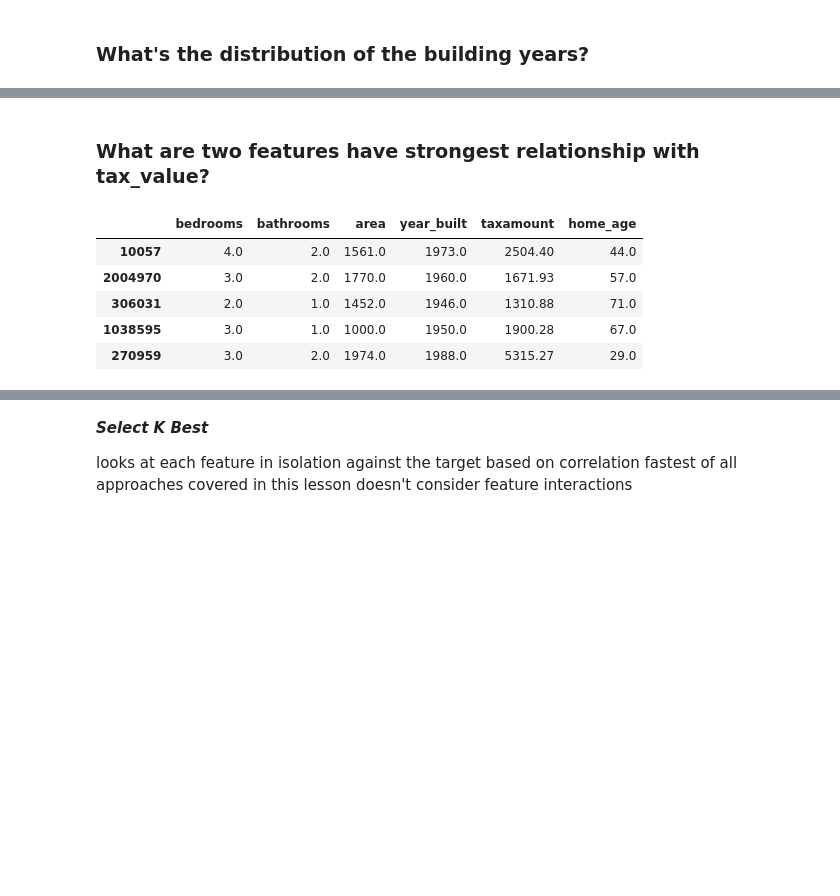
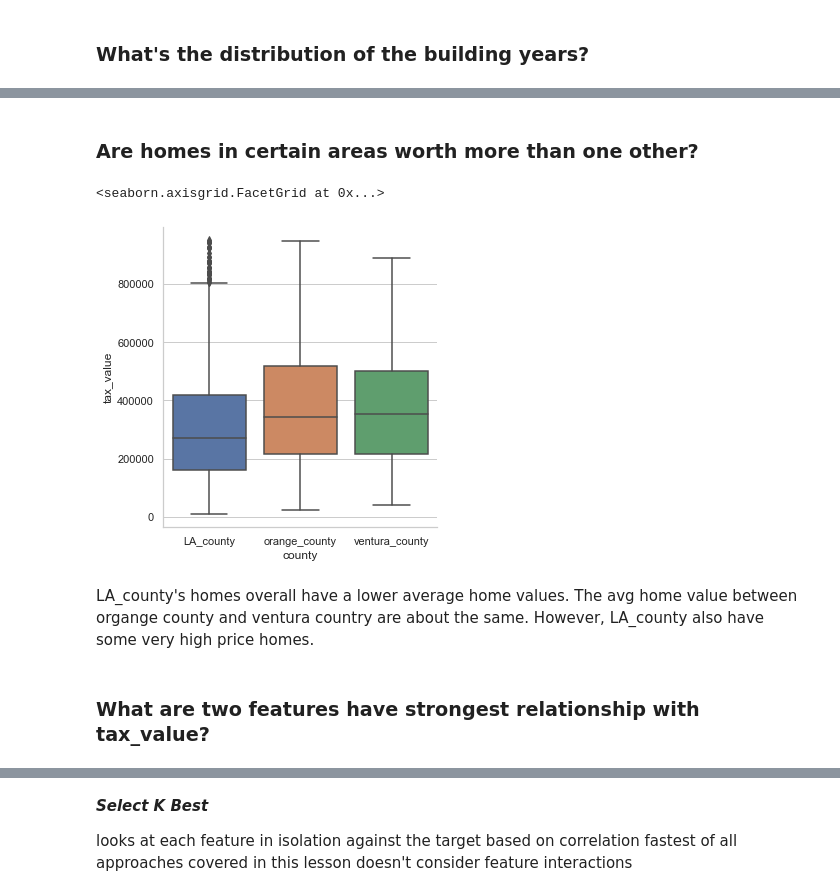
Before and after one commit to ellaxu43/zillow_regression_project, a Jupyter notebook: final_report.ipynb, the cells around one changed output, grey strips where cells are left out. Saved outputs shown, nothing was run; the diff lists cells and outputs as text; code cells hidden in the pictures; blank space fills up the shorter version.

```diff
--- a/final_report.ipynb
+++ b/final_report.ipynb
@@ -205,2 +224,11 @@ were up and down, very unstable. However, after 1900, seems younger homes are va
+# %% [markdown]
+### Are homes in certain areas worth more than one other?
+# %%
+sns.catplot(x="county", y="tax_value",kind="box", data=train.sample(2000))
+# %% [output]
+<seaborn.axisgrid.FacetGrid at 0x...>
+[figure, added]
+# %% [markdown]
+LA_county's homes overall have a lower average home values. The avg home value between organge county and ventura country are about the same. However, LA_county also have some very high price homes.
 # %% [markdown]
 ### What are two features have strongest relationship with tax_value?
@@ -211,9 +234,0 @@ y_train = train.tax_value
-# %%
-X_train.head()
-# %% [output]
-|  | bedrooms | bathrooms | area | year_built | taxamount | home_age |
-| 10057 | 4.0 | 2.0 | 1561.0 | 1973.0 | 2504.40 | 44.0 |
-| 2004970 | 3.0 | 2.0 | 1770.0 | 1960.0 | 1671.93 | 57.0 |
-| 306031 | 2.0 | 1.0 | 1452.0 | 1946.0 | 1310.88 | 71.0 |
-| 1038595 | 3.0 | 1.0 | 1000.0 | 1950.0 | 1900.28 | 67.0 |
-| 270959 | 3.0 | 2.0 | 1974.0 | 1988.0 | 5315.27 | 29.0 |
```
Also changed, not shown: parts of 85 cells of this notebook, 3 other files.
